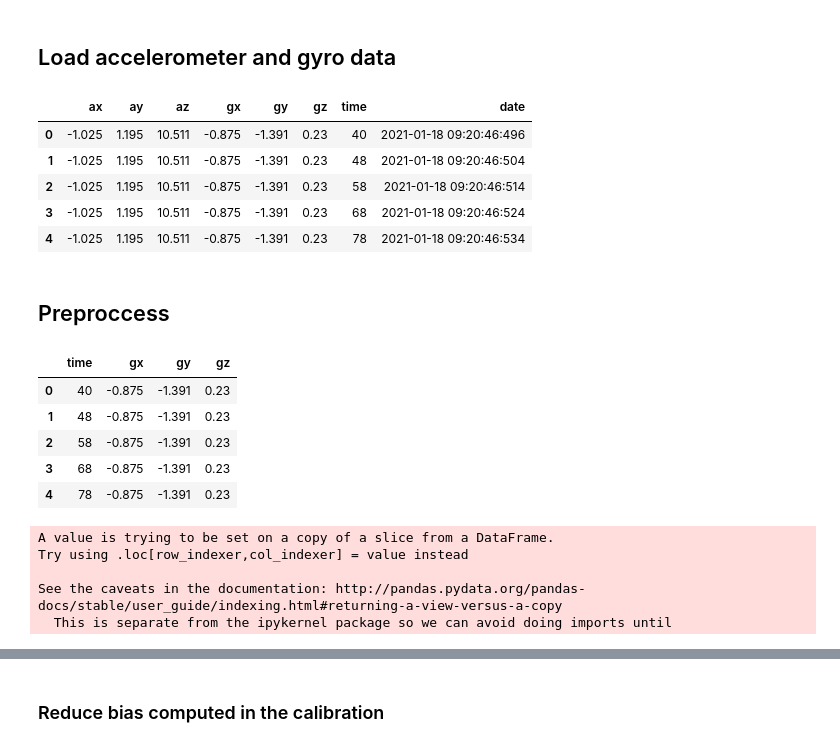
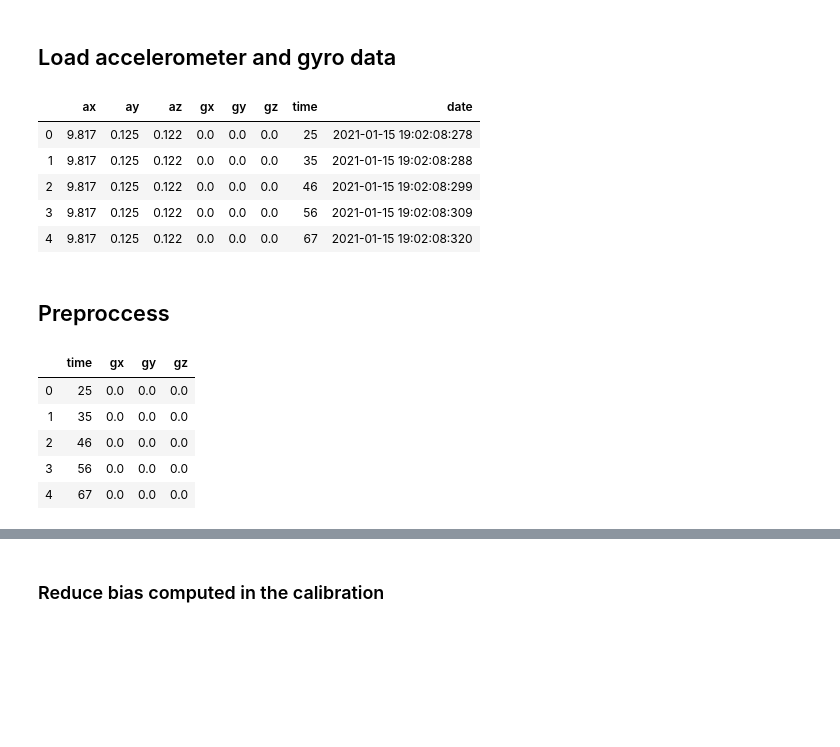
Before and after one commit to orenltr/Inertial-Navigation, a Jupyter notebook: Navigation_Eq.ipynb, the cells around one changed output, grey strips where cells are left out. Drawn from its saved outputs; the diff is of its cells as text; code cells hidden in the pictures; blank space fills up the shorter version.

```diff
--- a/Navigation_Eq.ipynb
+++ b/Navigation_Eq.ipynb
@@ -72,18 +72,17 @@ print(Zup.iloc[:,2].mean())
 ## Load accelerometer and gyro data
 # %%
 # read data
+ins = pd.read_csv(r'data\calibration\X\1.csv', skiprows=1, names=fields)
 # ins = pd.read_csv(r'data\11Steps_AndroSensor.csv', skiprows=1, names=fields)
-# ins = pd.read_csv(r'data\calibration\X\1.csv', skiprows=1, names=fields)
-ins = pd.read_csv(r'data\11Steps_AndroSensor.csv', skiprows=1, names=fields)
 # ins.columns = ['ax','ay','az','gx','gy','gz','time','date']
 ins.head()
 # %% [output]
 |  | ax | ay | az | gx | gy | gz | time | date |
-| 0 | -1.025 | 1.195 | 10.511 | -0.875 | -1.391 | 0.23 | 40 | 2021-01-18 09:20:46:496 |
-| 1 | -1.025 | 1.195 | 10.511 | -0.875 | -1.391 | 0.23 | 48 | 2021-01-18 09:20:46:504 |
-| 2 | -1.025 | 1.195 | 10.511 | -0.875 | -1.391 | 0.23 | 58 | 2021-01-18 09:20:46:514 |
-| 3 | -1.025 | 1.195 | 10.511 | -0.875 | -1.391 | 0.23 | 68 | 2021-01-18 09:20:46:524 |
-| 4 | -1.025 | 1.195 | 10.511 | -0.875 | -1.391 | 0.23 | 78 | 2021-01-18 09:20:46:534 |
+| 0 | 9.817 | 0.125 | 0.122 | 0.0 | 0.0 | 0.0 | 25 | 2021-01-15 19:02:08:278 |
+| 1 | 9.817 | 0.125 | 0.122 | 0.0 | 0.0 | 0.0 | 35 | 2021-01-15 19:02:08:288 |
+| 2 | 9.817 | 0.125 | 0.122 | 0.0 | 0.0 | 0.0 | 46 | 2021-01-15 19:02:08:299 |
+| 3 | 9.817 | 0.125 | 0.122 | 0.0 | 0.0 | 0.0 | 56 | 2021-01-15 19:02:08:309 |
+| 4 | 9.817 | 0.125 | 0.122 | 0.0 | 0.0 | 0.0 | 67 | 2021-01-15 19:02:08:320 |
 # %% [markdown]
 ## Preproccess
 # %%
@@ -94,20 +93,14 @@ gyro_1 = ins[['time','gx','gy','gz']]
 gyro_1.head()
 # %% [output]
 |  | time | gx | gy | gz |
-| 0 | 40 | -0.875 | -1.391 | 0.23 |
-| 1 | 48 | -0.875 | -1.391 | 0.23 |
-| 2 | 58 | -0.875 | -1.391 | 0.23 |
-| 3 | 68 | -0.875 | -1.391 | 0.23 |
-| 4 | 78 | -0.875 | -1.391 | 0.23 |
+| 0 | 25 | 0.0 | 0.0 | 0.0 |
+| 1 | 35 | 0.0 | 0.0 | 0.0 |
+| 2 | 46 | 0.0 | 0.0 | 0.0 |
+| 3 | 56 | 0.0 | 0.0 | 0.0 |
+| 4 | 67 | 0.0 | 0.0 | 0.0 |
 # %%
 # Total acceleration
 acc_1['magnitude'] =np.sqrt(acc_1['ax']**2+acc_1['ay']**2+acc_1['az']**2)
-# %% [output]
-A value is trying to be set on a copy of a slice from a DataFrame.
-Try using .loc[row_indexer,col_indexer] = value instead
-
-See the caveats in the documentation: http://pandas.pydata.org/pandas-docs/stable/user_guide/indexing.html#returning-a-view-versus-a-copy
-  This is separate from the ipykernel package so we can avoid doing imports until
 # %%
 # Define the first sample as '0' and convert from nanoseconds to seconds
 acc_1['time'] = (acc_1['time']-acc_1.loc[0,'time'])*(1e-3)
```
Also changed, not shown: parts of 8 cells of this notebook, 2 other files.
